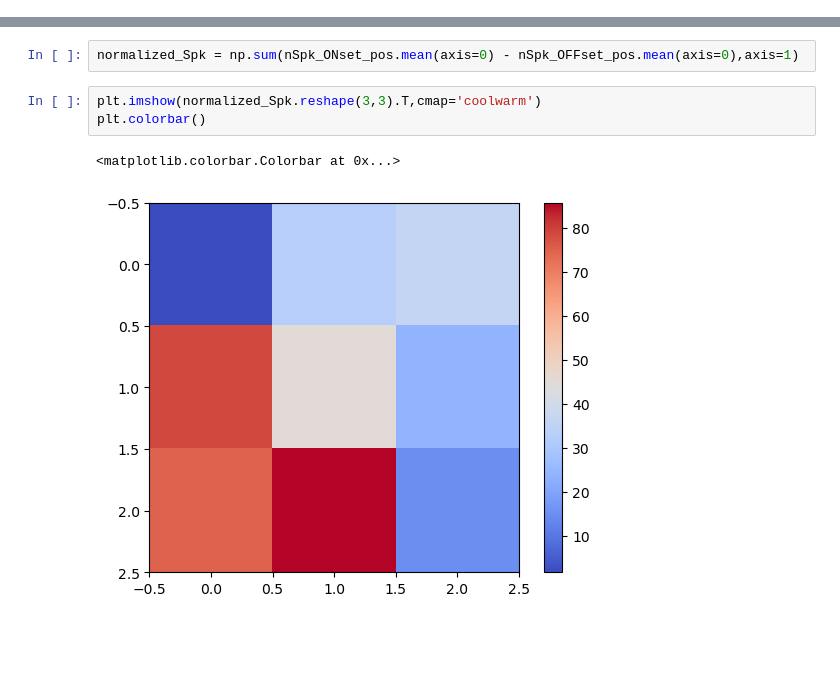
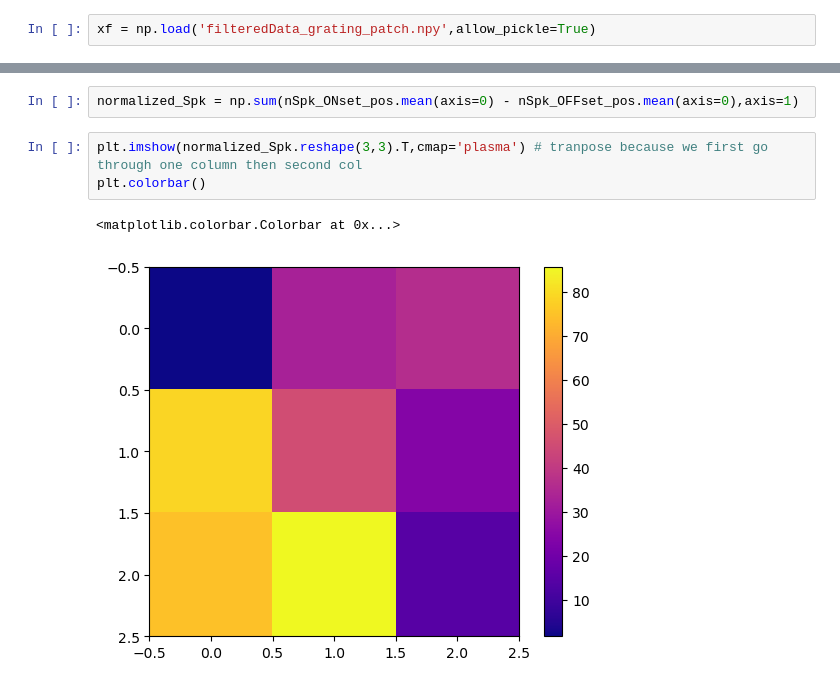
Before and after one commit to AFurryBear/realtime_rf_analysis, a Jupyter notebook: post_data_analysis.ipynb, the cells around one changed output, grey strips where cells are left out. Saved outputs shown, nothing was run; the diff lists cells and outputs as text; blank space fills up the shorter version.

```diff
--- a/post_data_analysis.ipynb
+++ b/post_data_analysis.ipynb
@@ -175,6 +175,8 @@ plt.savefig('filtered_Data_timeframe_uV.png')
 [figure]
 # %% [markdown]
 ## Step2: detect AP
+# %%
+xf = np.load('filteredData_grating_patch.npy',allow_pickle=True)
 # %%
 def app_refractory(x, last_x, lockout):
     if x-last_x > lockout:
@@ -341,8 +334,8 @@ nSpk_OFFset_pos = nSpk_OFFset.reshape(3,9,int(1000/bin_size))
 # %%
 normalized_Spk = np.sum(nSpk_ONset_pos.mean(axis=0) - nSpk_OFFset_pos.mean(axis=0),axis=1)
 # %%
-plt.imshow(normalized_Spk.reshape(3,3).T,cmap='coolwarm')
+plt.imshow(normalized_Spk.reshape(3,3).T,cmap='plasma') # tranpose because we first go through one column then second col
 plt.colorbar()
 # %% [output]
 <matplotlib.colorbar.Colorbar at 0x...>
-[figure, old version]
+[figure, new version]
```
Also changed, not shown: parts of 12 cells of this notebook.
